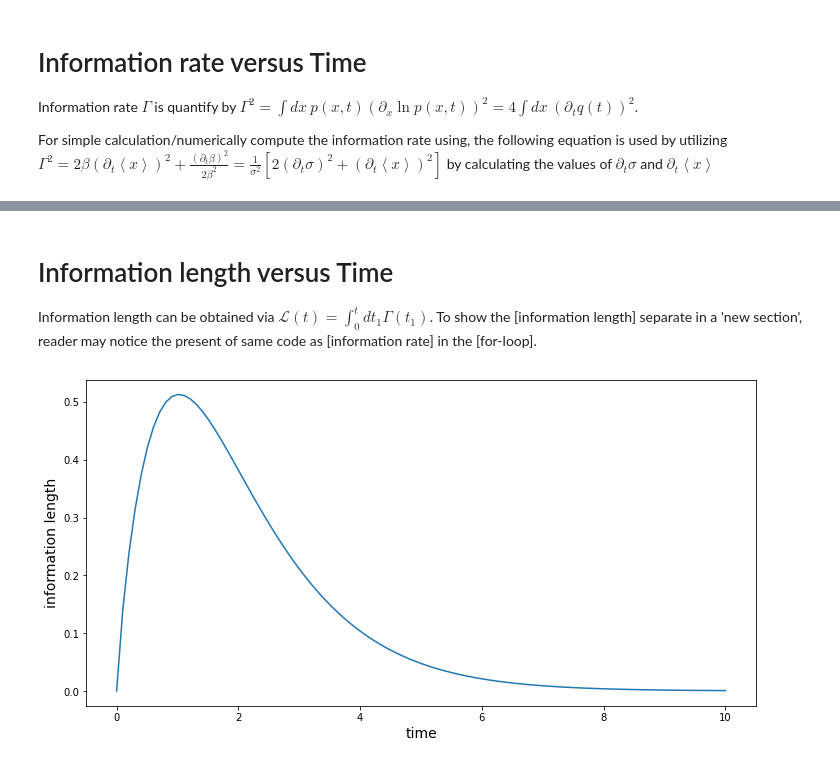
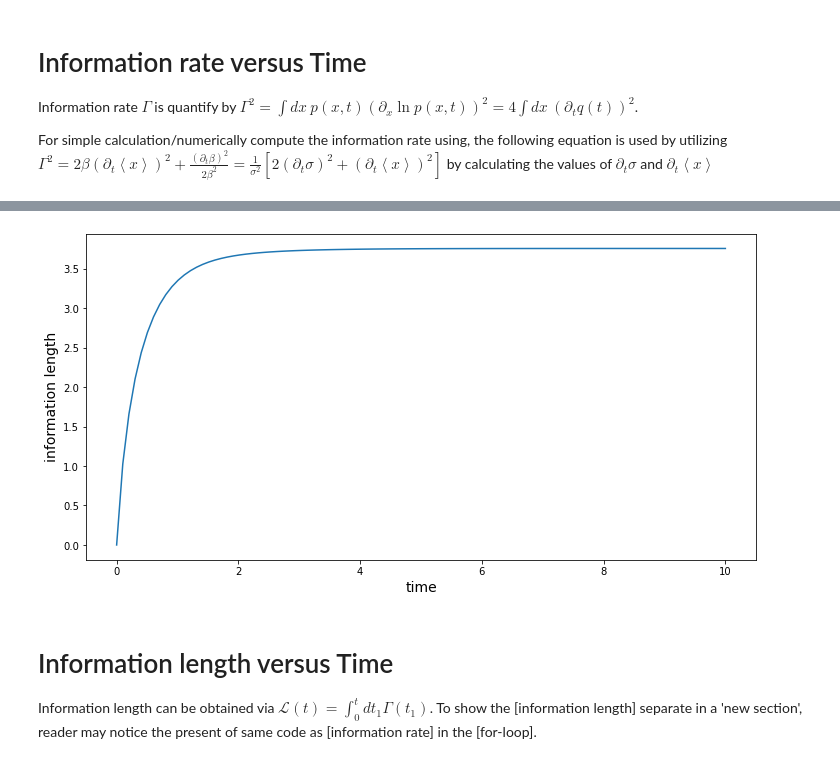
Before and after one commit to sajtarius/mean_variance_information-length_plot, a Jupyter notebook: mean_variance_information-length_plot.ipynb, the cells around one changed output, grey strips where cells are left out. Saved outputs shown, nothing was run; the diff lists cells and outputs as text; code cells hidden in the pictures.

```diff
--- a/mean_variance_information-length_plot.ipynb
+++ b/mean_variance_information-length_plot.ipynb
@@ -80,9 +78,10 @@ info_rate = []
 
 #[information rate] calculation. [variance] and [mean] functions are used.
 for i in t:
-    dif_std = derivative(lambda i: np.sqrt(var(i, mu, b0, D)), i, dx=0.01)
+    t1=i
+    dif_std = derivative(lambda i: np.sqrt(var(i, g, b0, D)), i, dx=0.01)
     dif_mean = derivative(lambda i: mean(i,x0,g,f1,t1), i, dx=0.01)
-    std1 = np.sqrt(var(i, mu, b0, D))
+    std1 = np.sqrt(var(i, g, b0, D))
     info_rate1 = np.sqrt((2*dif_std**2+dif_mean[0]**2)/(std1**2))
     info_rate.append(info_rate1)
 
@@ -95,3 +97,19 @@ plt.show()
+# %%
+def A(i,g):
+    return np.exp(-2*g*i)
+
+info_length=[]
+
+for i in t:
+    x = quad(lambda i: np.sqrt((2*b0*g*A(i,g)*(2*A(i,g)*(2*D-(g)/(b0))**2+x0**2*g**2)+f1/A(i,g))/(g*A(i,g)+2*b0*D*(1-A(i,g)))),0, i)
+    info_length.append(x[0])
+
+plt.plot(t, info_length)
+plt.xlabel('time', fontsize=14)
+plt.ylabel('information length', fontsize=14)
+plt.show()
+# %% [output]
+[figure, added]
 # %% [markdown]
 # Information length versus Time
 <p> Information length can be obtained via $\mathcal{L}(t) = \int^{t}_{0} dt_1 \Gamma(t_1)$. To show the [information length] separate in a 'new section', reader may notice the present of same code as [information rate] in the [for-loop]. </p>
@@ -101,9 +119,9 @@ info_len = []
 
 #[information length] calculation. [information rate] is used.
 for i in t:
-    dif_std = derivative(lambda i: np.sqrt(var(i, mu, b0, D)), i, dx=0.01)
+    dif_std = derivative(lambda i: np.sqrt(var(i, g, b0, D)), i, dx=0.01)
     dif_mean = derivative(lambda i: mean(i,x0,g,f1,t1), i, dx=0.01)
-    std1 = np.sqrt(var(i, mu, b0, D))
+    std1 = np.sqrt(var(i, g, b0, D))
     info_rate1 = np.sqrt((2*dif_std**2+dif_mean[0]**2)/(std1**2))
 
     info_len1 = quad(lambda i: info_rate1, 0, i)
@@ -113,5 +131,3 @@ plt.plot(t,info_len)
 plt.xlabel('time', fontsize=14)
 plt.ylabel('information length', fontsize=14)
 plt.show()
-# %% [output]
-[figure, removed]
```
Also changed, not shown: parts of 4 cells of this notebook.
